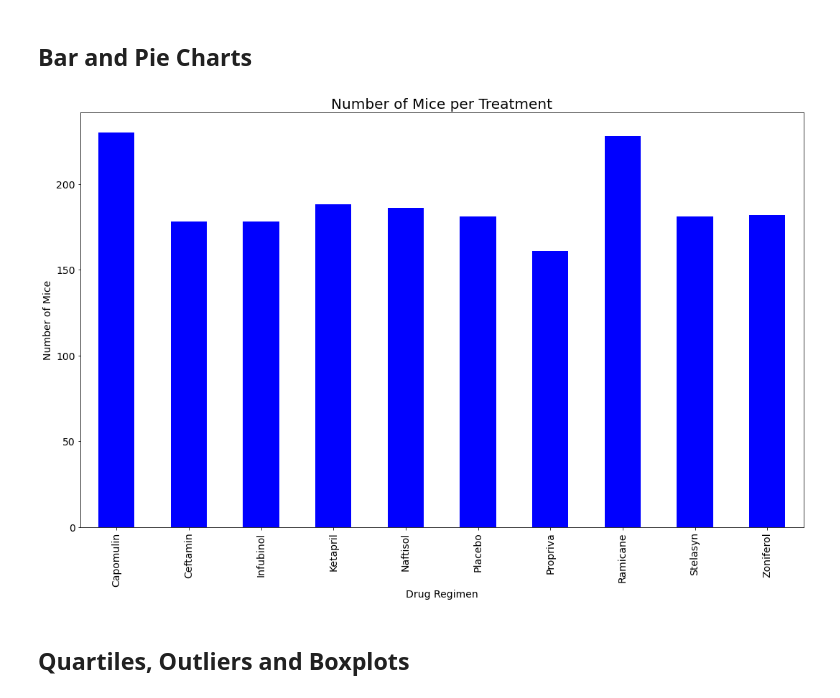
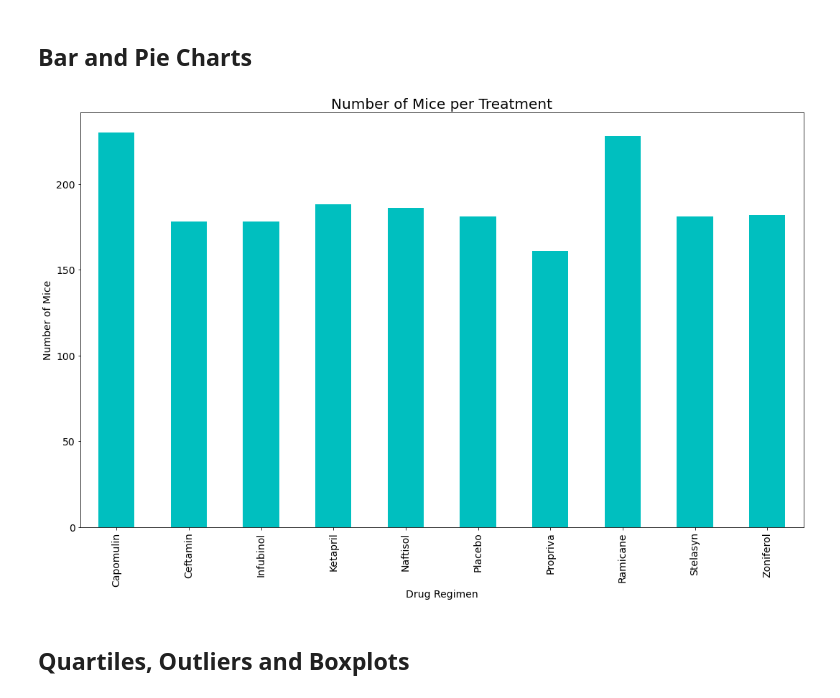
Before and after one commit to PuckishKnave/matplotlib-challenge, a Jupyter notebook: Pymaceuticals/pymaceuticals_starter.ipynb, the cells around one changed output. Drawn from its saved outputs; the diff is of its cells as text; code cells hidden in the pictures.

Commit message:
minor code changes for plots

```diff
--- a/Pymaceuticals/pymaceuticals_starter.ipynb
+++ b/Pymaceuticals/pymaceuticals_starter.ipynb
@@ -93,17 +93,17 @@ summary_stats_table_2
 # %%
 # Generate a bar plot showing the total number of unique mice tested on each drug regimen using pandas.
 mice_per_treat = combined_data.groupby(["Drug Regimen"]).count()["Mouse ID"]
 
-plot_pandas = mice_per_treat.plot.bar(figsize=(15,10), color='b', fontsize=14)
+plot_pandas = mice_per_treat.plot.bar(figsize=(15,10), color='c', fontsize=14)
 plt.xlabel("Drug Regimen", fontsize=14)
 plt.ylabel("Number of Mice", fontsize=14)
 plt.title("Number of Mice per Treatment", fontsize=20)
 
 plt.savefig("../Images/mice_per_treat.png", bbox_inches="tight")
 plt.tight_layout()
 plt.show()
 # %% [output]
-[figure, old version]
+[figure, new version]
 # %%
 # Generate a bar plot showing the total number of unique mice tested on each drug regimen using pyplot.
 # %%
```
Also changed, not shown: 1 other file.
